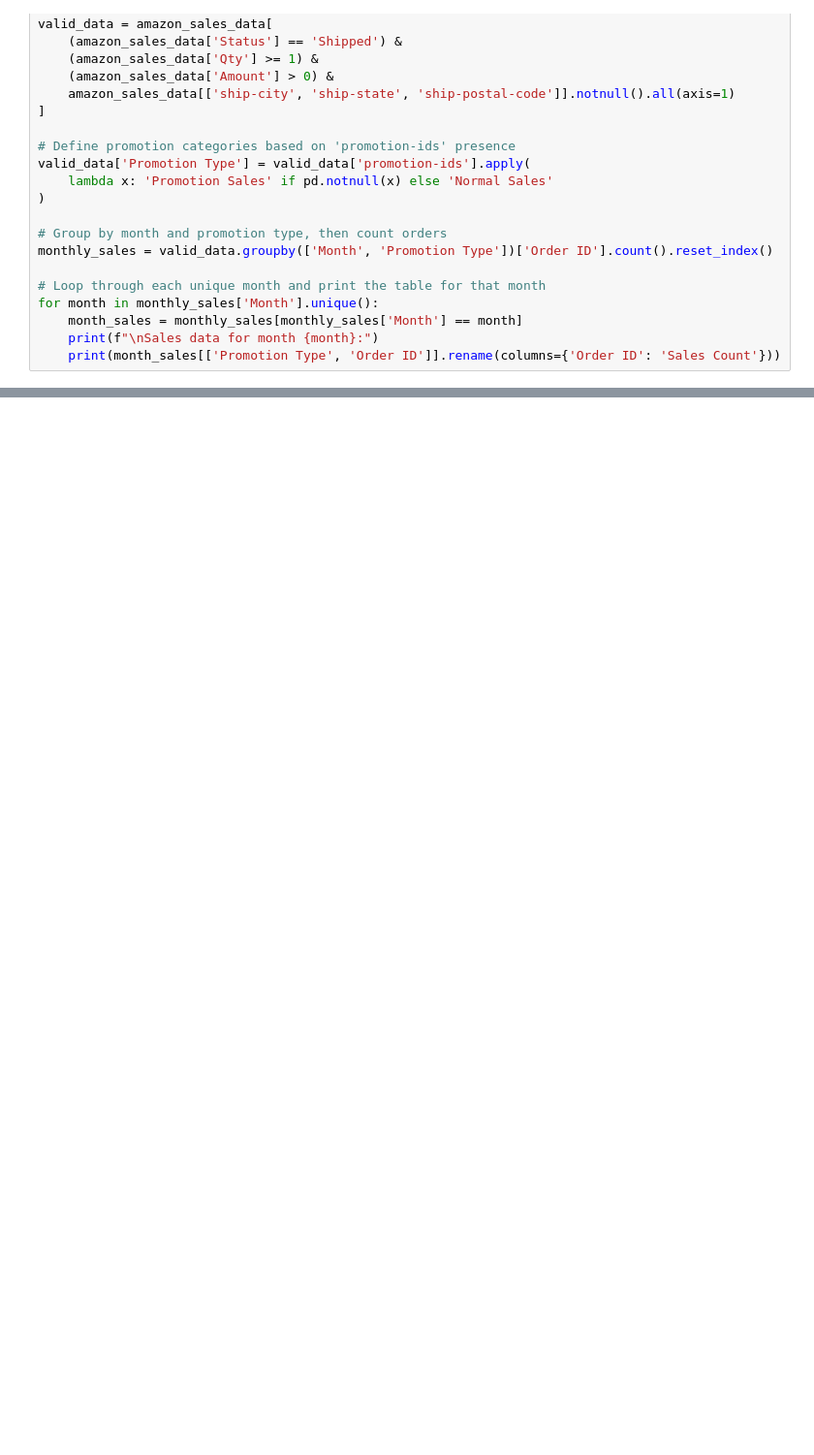
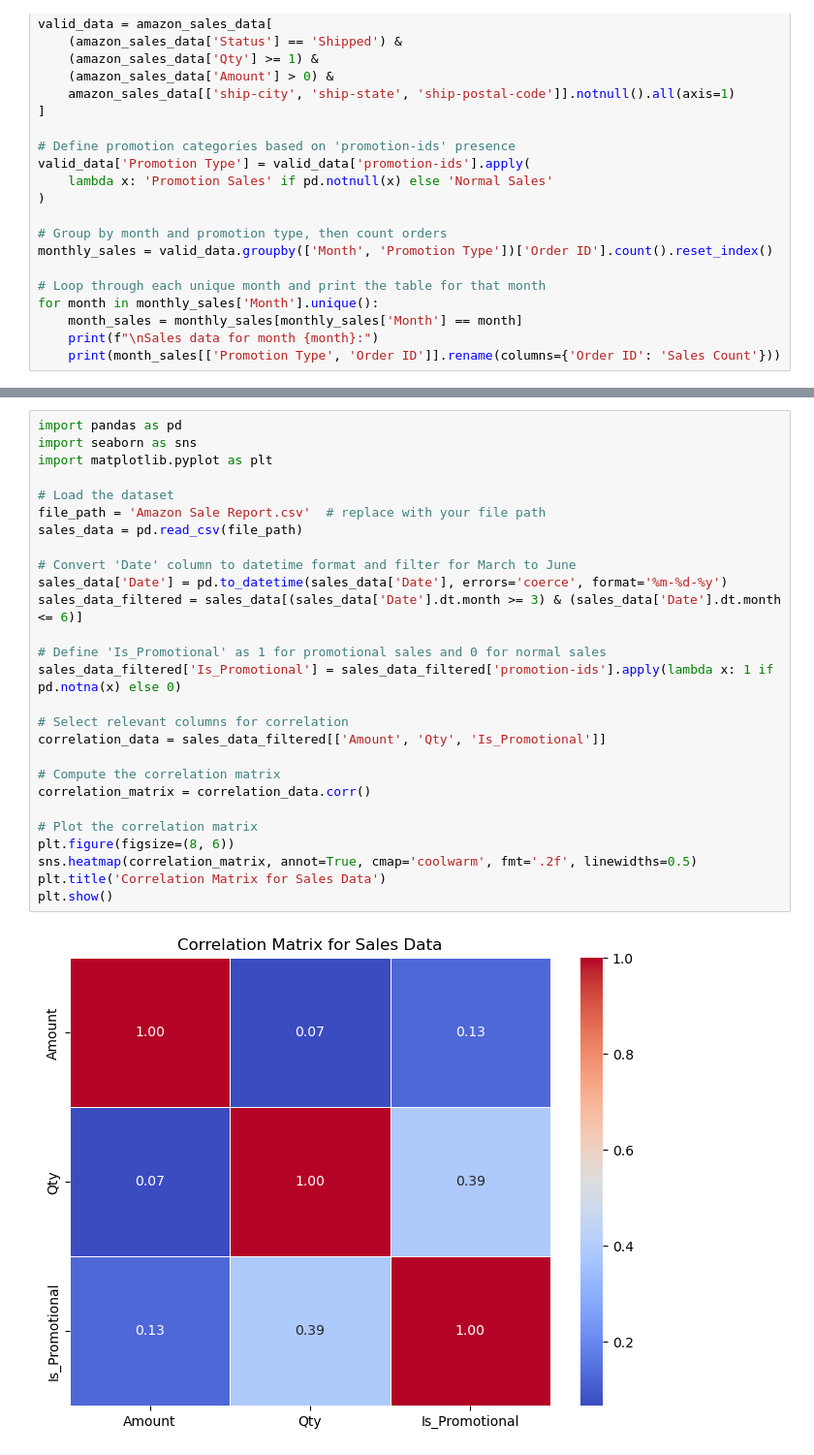
Before and after one commit to JustynLim/Big-Data-Analysis, a Jupyter notebook: Analysis.ipynb, the cells around one changed output, grey strips where cells are left out. Shown at 97% size. Drawn from its saved outputs; the diff is of its cells as text; blank space fills up the shorter version.

Commit message:
Added heatmap
Correlation Heatmap of Sales Data Features (Promotion Influence Analysis)

```diff
--- a/Analysis.ipynb
+++ b/Analysis.ipynb
@@ -319,0 +348,29 @@ for month in monthly_sales['Month'].unique():
+# %%
+import pandas as pd
+import seaborn as sns
+import matplotlib.pyplot as plt
+
+# Load the dataset
+file_path = 'Amazon Sale Report.csv'  # replace with your file path
+sales_data = pd.read_csv(file_path)
+
+# Convert 'Date' column to datetime format and filter for March to June
+sales_data['Date'] = pd.to_datetime(sales_data['Date'], errors='coerce', format='%m-%d-%y')
+sales_data_filtered = sales_data[(sales_data['Date'].dt.month >= 3) & (sales_data['Date'].dt.month <= 6)]
+
+# Define 'Is_Promotional' as 1 for promotional sales and 0 for normal sales
+sales_data_filtered['Is_Promotional'] = sales_data_filtered['promotion-ids'].apply(lambda x: 1 if pd.notna(x) else 0)
+
+# Select relevant columns for correlation
+correlation_data = sales_data_filtered[['Amount', 'Qty', 'Is_Promotional']]
+
+# Compute the correlation matrix
+correlation_matrix = correlation_data.corr()
+
+# Plot the correlation matrix
+plt.figure(figsize=(8, 6))
+sns.heatmap(correlation_matrix, annot=True, cmap='coolwarm', fmt='.2f', linewidths=0.5)
+plt.title('Correlation Matrix for Sales Data')
+plt.show()
+# %% [output]
+[figure, added]
```
Also changed, not shown: parts of 2 cells of this notebook.
